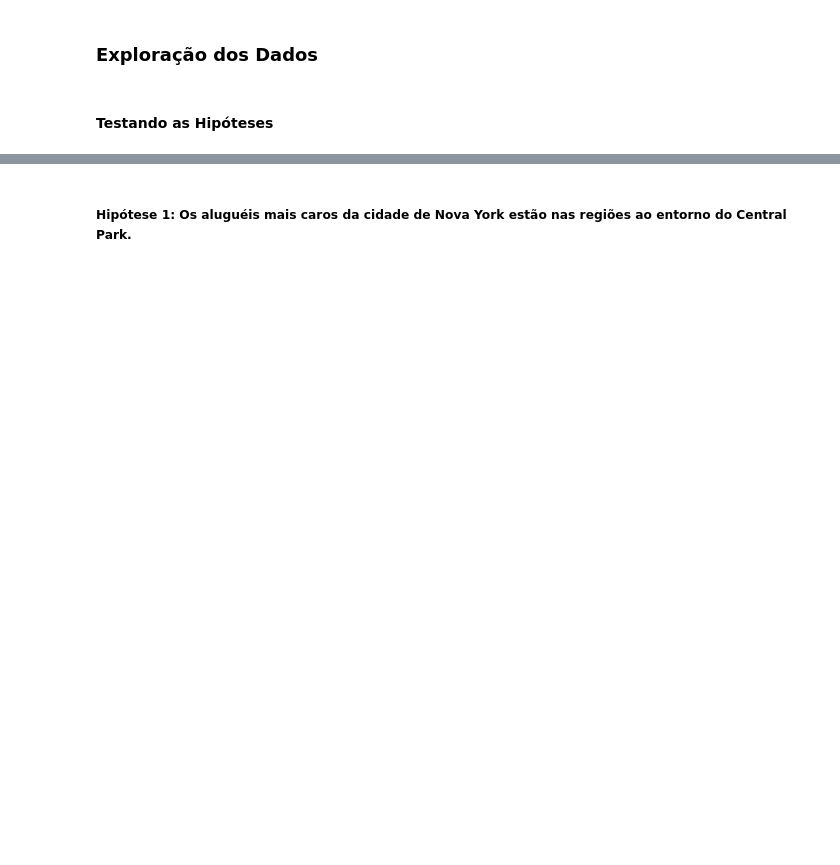
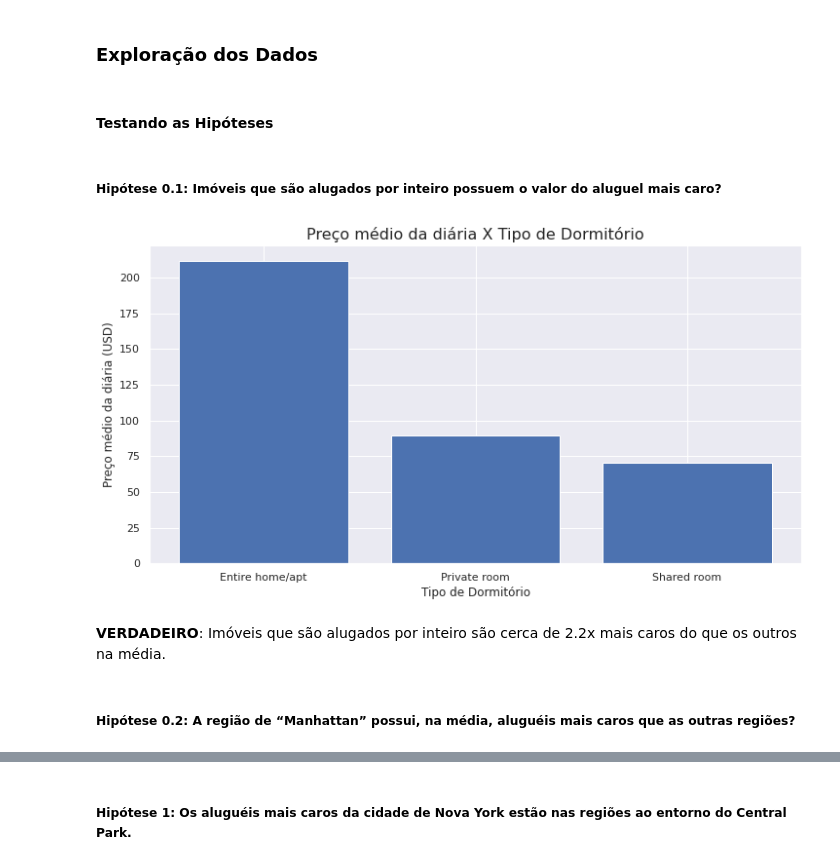
Before and after one commit to GustavoBarros11/analise-final-pzds, a Jupyter notebook: projeto_final_certificacao_aluno.ipynb, the cells around one changed output, grey strips where cells are left out. Saved outputs shown, nothing was run; the diff lists cells and outputs as text; code cells hidden in the pictures; blank space fills up the shorter version.

```diff
--- a/projeto_final_certificacao_aluno.ipynb
+++ b/projeto_final_certificacao_aluno.ipynb
@@ -251,0 +300,2 @@ dtype: int64
+# %%
+data['host_name'].fillna(data['host_id'], inplace=True)
@@ -251,0 +318,2 @@ dtype: int64
+# %%
+data['last_review'].fillna(pd.Timestamp('19700101'), inplace=True)
@@ -251,0 +322,2 @@ dtype: int64
+# %%
+data['reviews_per_month'].fillna(0, inplace=True)
@@ -251,0 +357,2 @@ dtype: int64
+# %%
+data.drop_duplicates(subset=['name', 'host_id'], keep='last', inplace=True)
@@ -269,3 +382,22 @@ Image('img/regions_nyc.jpg')
 ### Exploração dos Dados
 # %% [markdown]
 #### Testando as Hipóteses
+# %% [markdown]
+##### Hipótese 0.1: Imóveis que são alugados por inteiro possuem o valor do aluguel mais caro?
+# %%
+df_room_type = data.groupby('room_type').agg({'price': 'mean'})
+
+fig, ax = plt.subplots(figsize=(12, 6))
+
+ax.bar(df_room_type.index, df_room_type['price'])
+ax.set_title('Preço médio da diária X Tipo de Dormitório', fontsize=16)
+ax.set_xlabel('Tipo de Dormitório')
+ax.set_ylabel('Preço médio da diária (USD)')
+
+plt.show()
+# %% [output]
+[figure, added]
+# %% [markdown]
+**VERDADEIRO**: Imóveis que são alugados por inteiro são cerca de 2.2x mais caros do que os outros na média.
+# %% [markdown]
+##### Hipótese 0.2: A região de “Manhattan” possui, na média, aluguéis mais caros que as outras regiões?
```
Also changed, not shown: parts of 50 cells of this notebook, 2 other files.
